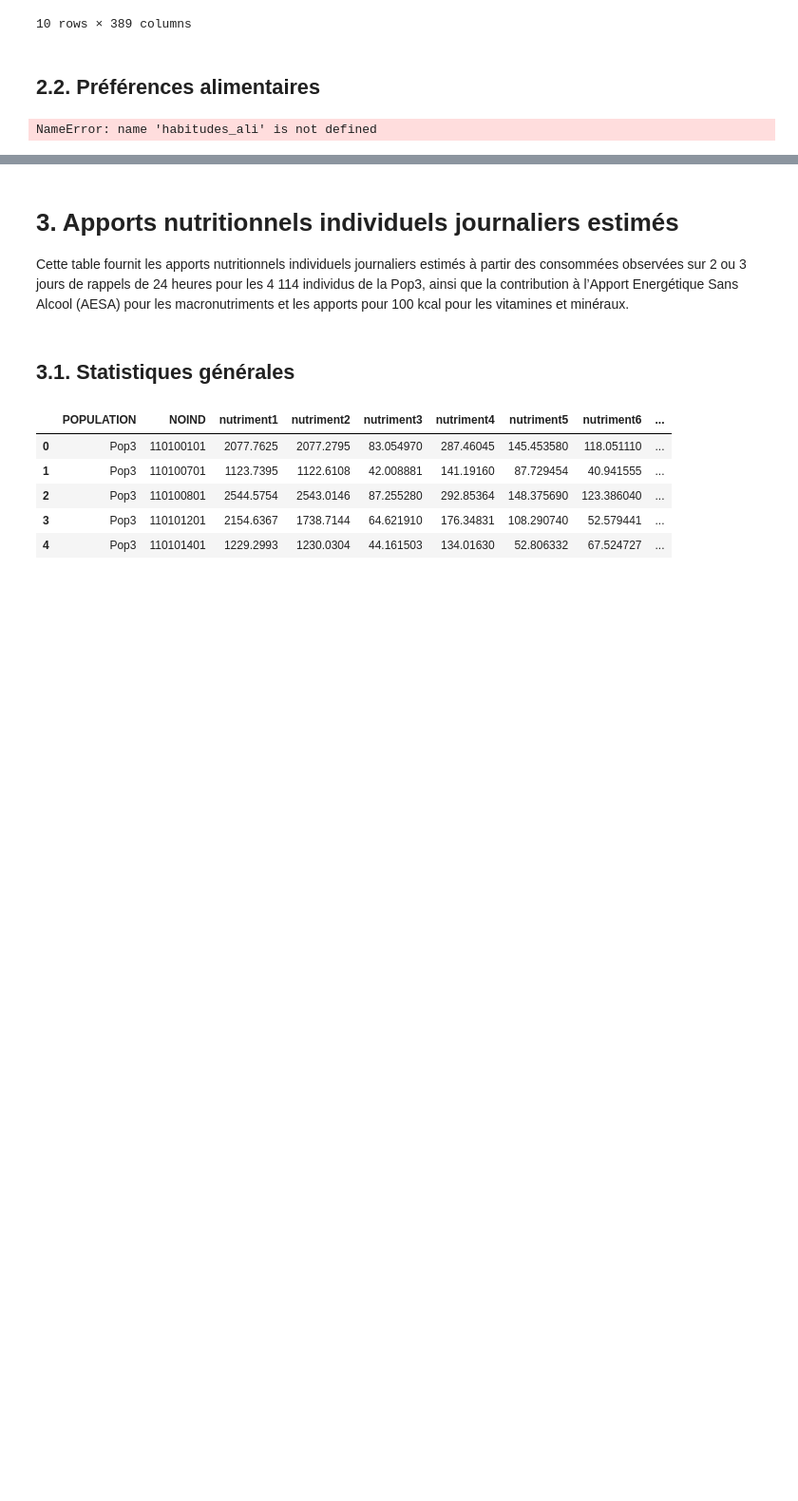
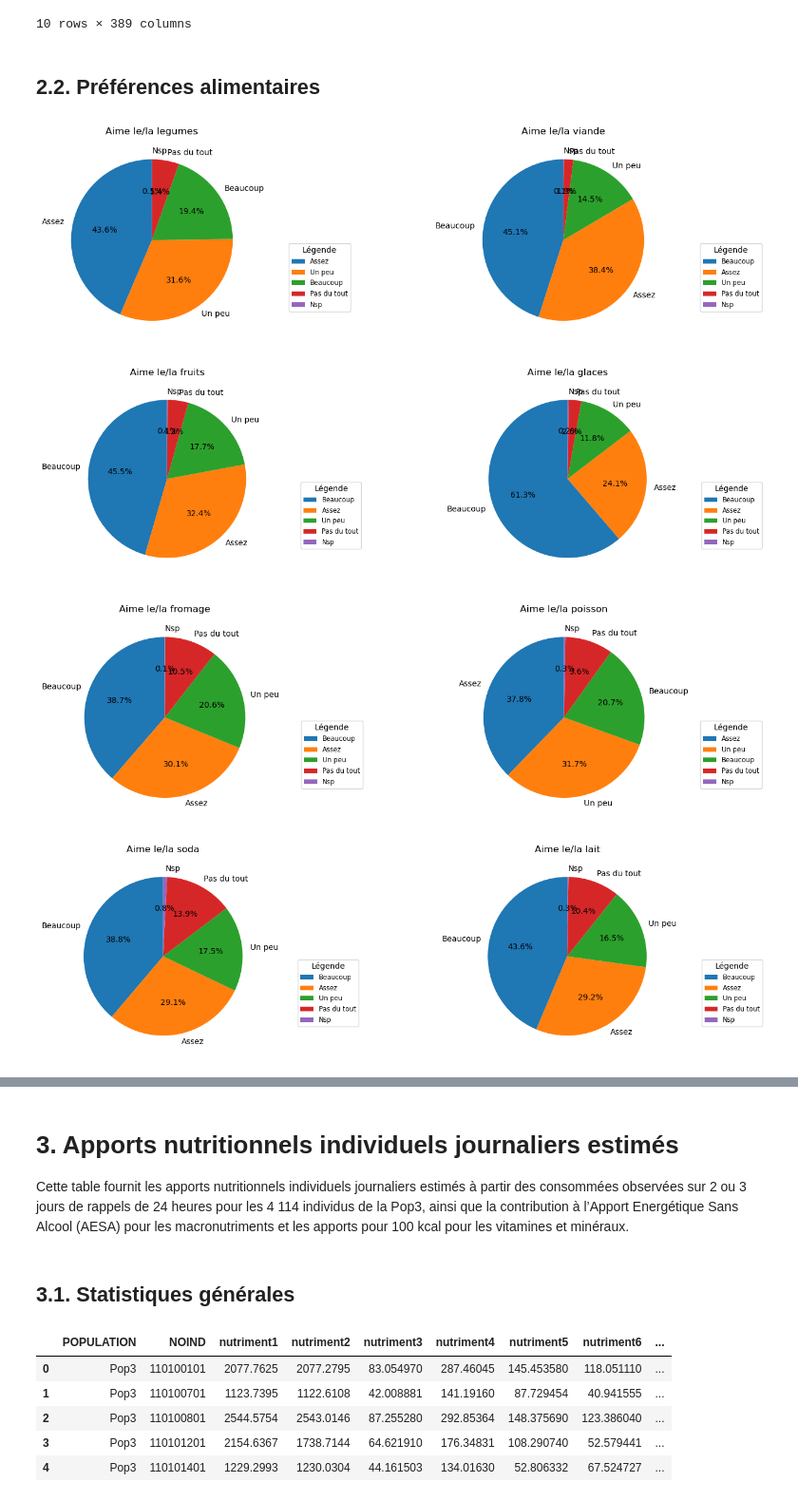
Before and after one commit to Emilecoding/Python-2A-Ensae, a Jupyter notebook: Notebook final.ipynb, the cells around one changed output, grey strips where cells are left out. Shown at 95% size. Cells and saved outputs as stored; diff of their text form; code cells hidden in the pictures; blank space fills up the shorter version.

```diff
--- a/Notebook final.ipynb
+++ b/Notebook final.ipynb
@@ -230,17 +220,44 @@ habitudes_ali.sample(10)
 10 rows × 389 columns
 # %% [markdown]
 ## 2.2. Préférences alimentaires
-# %%
-for col in habitudes_ali.columns.to_list():
-    mapping_pref = {1: 'Beaucoup', 2: 'Assez', 3: 'Un peu',
-                    4: 'Pas du tout', 5: "Nsp"}
-    if col.split('_')[0]=='aime':
-        habitudes_ali[col] = habitudes_ali[col].map(mapping_pref)
-        count_by_format = habitudes_ali[col].value_counts()
-        plt.figure(figsize=(6, 6))
-        plt.pie(count_by_format, labels=count_by_format.index, autopct='%1.1f%%', startangle=90)
-        plt.title(f"Aime le/la {col.split('_')[1]}")
-        plt.legend(title = "Légende", loc='upper right', bbox_to_anchor=(1.2, 0.2))
-        plt.show()
-# %% [output]
-NameError: name 'habitudes_ali' is not defined
+# %%
+# Mapping des preferences
+mapping_pref = {1: 'Beaucoup', 2: 'Assez', 3: 'Un peu', 4: 'Pas du tout', 5: "Nsp"}
+
+aime_columns = [col for col in habitudes_ali.columns if col.startswith('aime')]
+
+# Definition de l'affichage
+nb_rows = 5
+nb_cols = 2
+
+# Nombre de figures
+num_figures = len(aime_columns) // nb_cols + (len(aime_columns) % nb_cols > 0)
+
+# Iteration sur les figures
+for fig_num in range(num_figures):
+    # Calculer colonnes
+    start_col = fig_num * nb_cols
+    end_col = min((fig_num + 1) * nb_cols, len(aime_columns))
+
+    # Subplots pour chaque figure
+    fig, axs = plt.subplots(1, end_col - start_col, figsize=(15, 4))
+
+    # On itere sur les colonnes "aime"
+    for i, col_num in enumerate(range(start_col, end_col)):
+        col = aime_columns[col_num]
+
+        # Mapping des preferences
+        habitudes_ali[col] = habitudes_ali[col].map(mapping_pref)
+
+        # Plot diagrammes
+        count_by_format = habitudes_ali[col].value_counts()
+        axs[i].pie(count_by_format, labels=count_by_format.index, autopct='%1.1f%%', startangle=90)
+        axs[i].set_title(f"Aime le/la {col.split('_')[1]}")
+        axs[i].legend(title="Légende", loc='upper right', bbox_to_anchor=(1.5, 0.5),fontsize='small')
+    plt.tight_layout()
+    plt.show()
+# %% [output]
+[figure, added]
+[figure, added]
+[figure, added]
+[figure, added]
```
Also changed, not shown: parts of 12 cells of this notebook, 1 other file.
